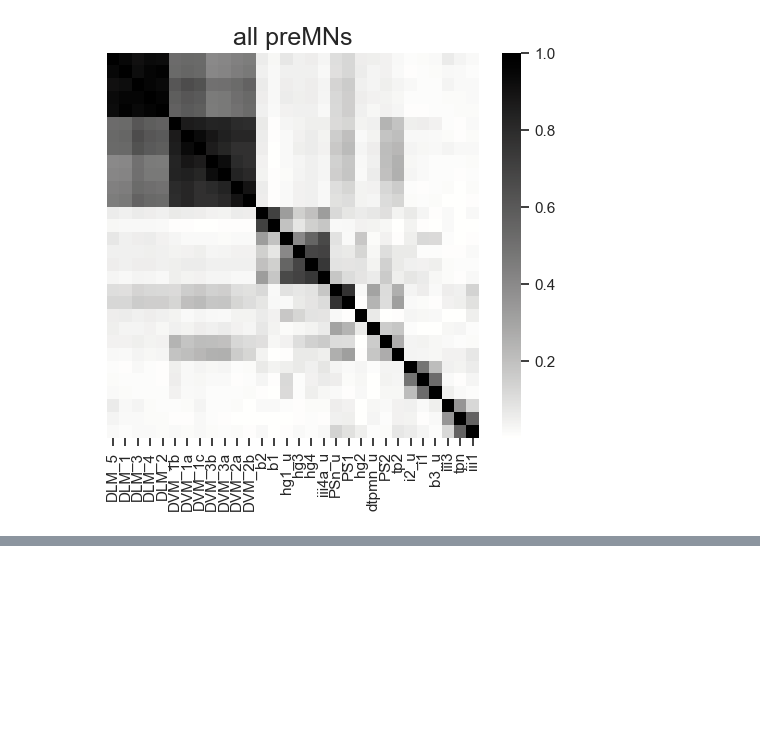
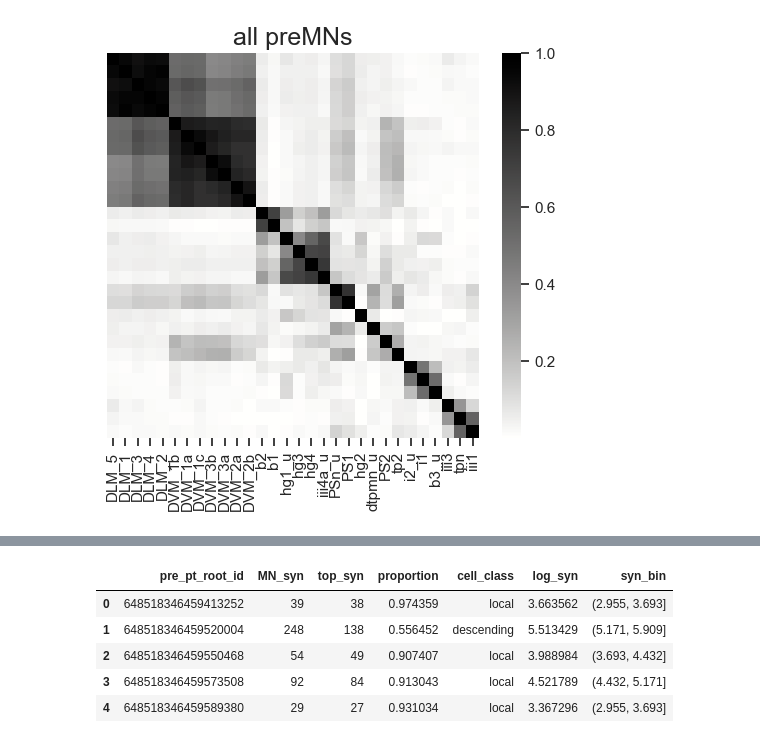
Before and after one commit to tuthill-lab/Lesser_Azevedo_2023, a Jupyter notebook: plot_from_pkl.ipynb, the cells around one changed output, grey strips where cells are left out. Saved outputs shown, nothing was run; the diff lists cells and outputs as text; code cells hidden in the pictures; blank space fills up the shorter version.

```diff
--- a/plot_from_pkl.ipynb
+++ b/plot_from_pkl.ipynb
@@ -192,0 +226,17 @@ plt.show()
+# %%
+pref_df = pd.DataFrame(adj.sum(axis=1).reset_index(name='MN_syn'))
+pref_df = pref_df.merge(pd.DataFrame(adj.max(axis=1).reset_index(name='top_syn')))
+pref_df['proportion'] = pref_df.top_syn / pref_df.MN_syn
+pref_df = pref_df.merge(multi_df.reset_index()[['pre_pt_root_id','cell_class']])
+
+pref_df['log_syn'] = np.log(pref_df['MN_syn'])
+pref_df['syn_bin'] = pd.cut(pref_df.log_syn,10) # bin number of MN synapses for plotting by hue
+
+pref_df.head()
+# %% [output]
+|  | pre_pt_root_id | MN_syn | top_syn | proportion | cell_class | log_syn | syn_bin |
+| 0 | 648518346459413252 | 39 | 38 | 0.974359 | local | 3.663562 | (2.955, 3.693] |
+| 1 | 648518346459520004 | 248 | 138 | 0.556452 | descending | 5.513429 | (5.171, 5.909] |
+| 2 | 648518346459550468 | 54 | 49 | 0.907407 | local | 3.988984 | (3.693, 4.432] |
+| 3 | 648518346459573508 | 92 | 84 | 0.913043 | local | 4.521789 | (4.432, 5.171] |
+| 4 | 648518346459589380 | 29 | 27 | 0.931034 | local | 3.367296 | (2.955, 3.693] |
```
Also changed, not shown: parts of 9 cells of this notebook.
